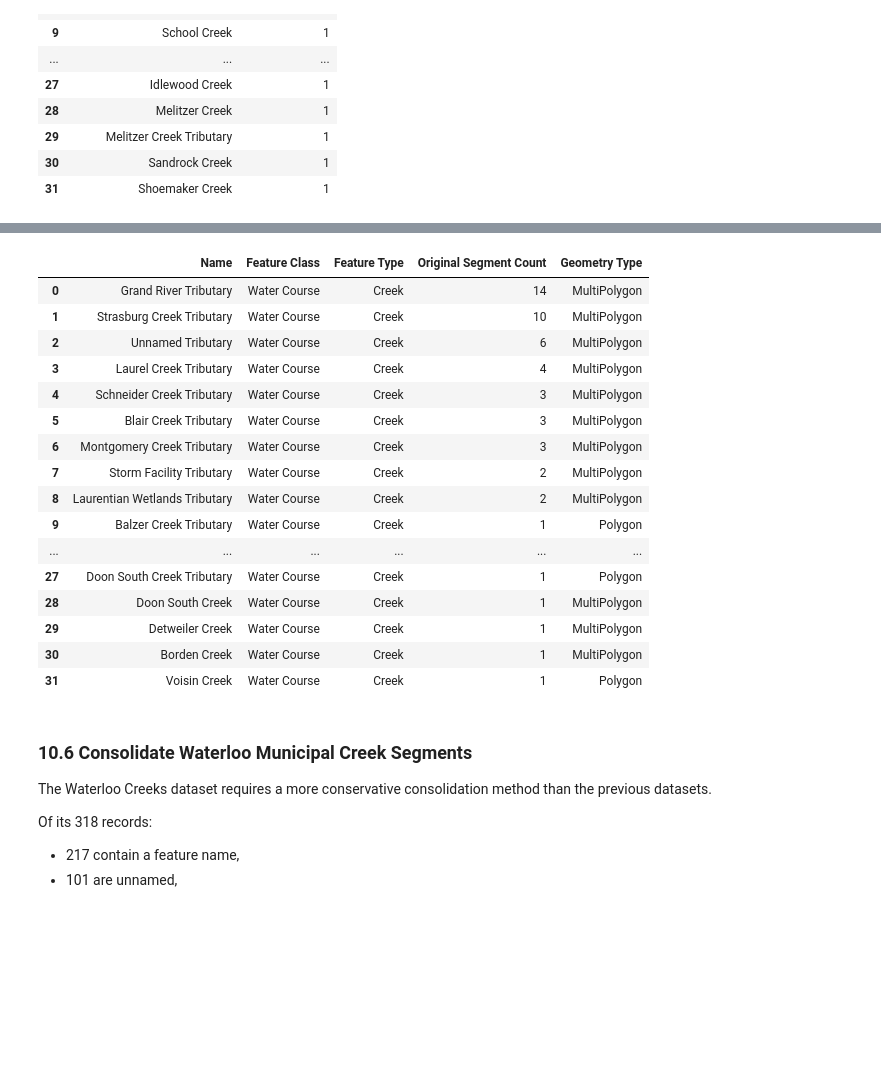
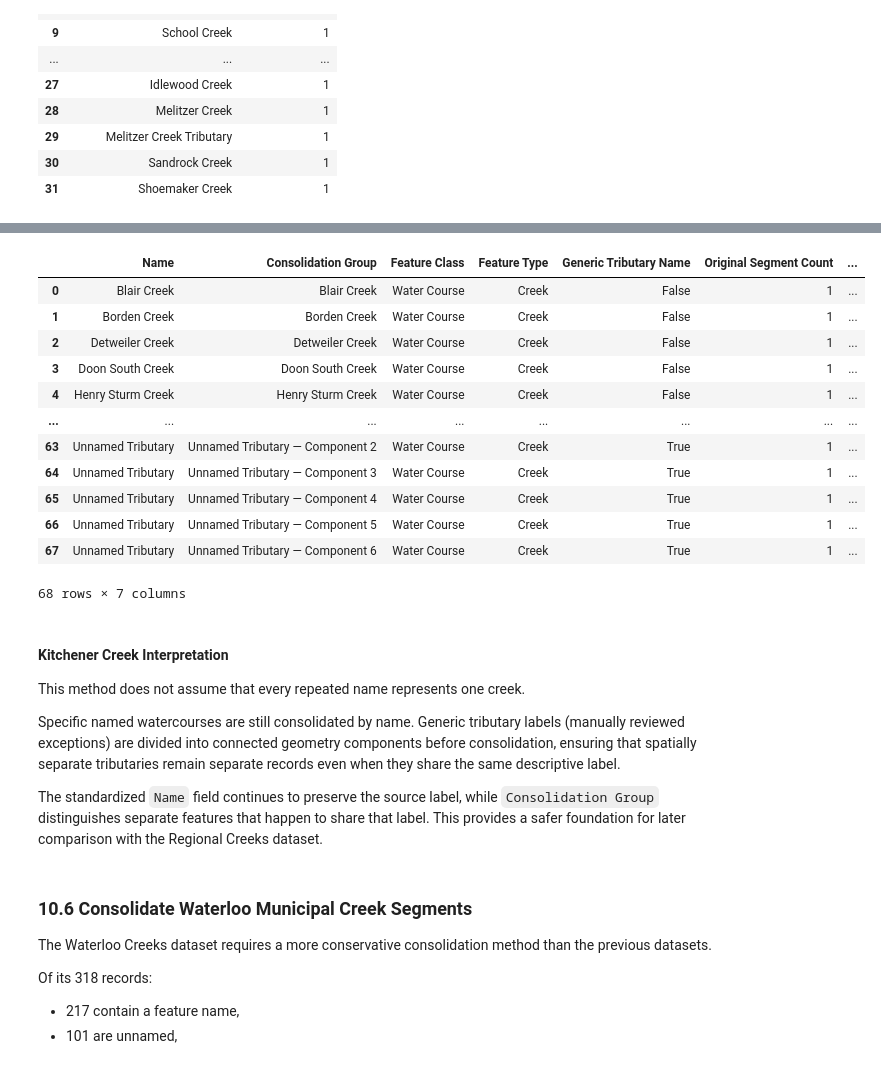
Before and after one commit to BrodyAcquilano/Jupyter-Ecology, a Jupyter notebook: Ecology/notebooks/05_Hydrography/05_02_Hydrography_Data_Integration_and_Validation.ipynb, the cells around one changed output, grey strips where cells are left out. Drawn from its saved outputs; the diff is of its cells as text; code cells hidden in the pictures; blank space fills up the shorter version.

Commit message:
Update to water data vlaidation to rename creeks before fixing segmentation. Many creeks had bad naming conventions or typos.

```diff
--- a/Ecology/notebooks/05_Hydrography/05_02_Hydrography_Data_Integration_and_Validation.ipynb
+++ b/Ecology/notebooks/05_Hydrography/05_02_Hydrography_Data_Integration_and_Validation.ipynb
@@ -2021,56 +2293,65 @@ All consolidated creek geometries are valid.
 # %%
 # ============================================================
-# Kitchener Creek Consolidation Summary
+# Revised Kitchener Creek Consolidation Summary
 # ============================================================
 
 kitchener_creek_summary = (
     kitchener_creeks_consolidated[
         [
             "Name",
+            "Consolidation Group",
             "Feature Class",
             "Feature Type",
+            "Generic Tributary Name",
             "Original Segment Count",
             "geometry"
         ]
     ]
     .copy()
 )
 
 kitchener_creek_summary[
     "Geometry Type"
 ] = (
     kitchener_creek_summary
     .geometry
     .geom_type
 )
 
 display(
     kitchener_creek_summary
     .drop(columns="geometry")
     .sort_values(
-        by="Original Segment Count",
-        ascending=False
+        [
+            "Generic Tributary Name",
+            "Name",
+            "Consolidation Group"
+        ]
     )
     .reset_index(drop=True)
 )
 # %% [output]
-|  | Name | Feature Class | Feature Type | Original Segment Count | Geometry Type |
-| 0 | Grand River Tributary | Water Course | Creek | 14 | MultiPolygon |
-| 1 | Strasburg Creek Tributary | Water Course | Creek | 10 | MultiPolygon |
-| 2 | Unnamed Tributary | Water Course | Creek | 6 | MultiPolygon |
-| 3 | Laurel Creek Tributary | Water Course | Creek | 4 | MultiPolygon |
-| 4 | Schneider Creek Tributary | Water Course | Creek | 3 | MultiPolygon |
-| 5 | Blair Creek Tributary | Water Course | Creek | 3 | MultiPolygon |
-| 6 | Montgomery Creek Tributary | Water Course | Creek | 3 | MultiPolygon |
-| 7 | Storm Facility Tributary | Water Course | Creek | 2 | MultiPolygon |
-| 8 | Laurentian Wetlands Tributary | Water Course | Creek | 2 | MultiPolygon |
-| 9 | Balzer Creek Tributary | Water Course | Creek | 1 | Polygon |
-| ... | ... | ... | ... | ... | ... |
-| 27 | Doon South Creek Tributary | Water Course | Creek | 1 | Polygon |
-| 28 | Doon South Creek | Water Course | Creek | 1 | MultiPolygon |
-| 29 | Detweiler Creek | Water Course | Creek | 1 | MultiPolygon |
-| 30 | Borden Creek | Water Course | Creek | 1 | MultiPolygon |
-| 31 | Voisin Creek | Water Course | Creek | 1 | Polygon |
+|  | Name | Consolidation Group | Feature Class | Feature Type | Generic Tributary Name | Original Segment Count | ... |
+| 0 | Blair Creek | Blair Creek | Water Course | Creek | False | 1 | ... |
+| 1 | Borden Creek | Borden Creek | Water Course | Creek | False | 1 | ... |
+| 2 | Detweiler Creek | Detweiler Creek | Water Course | Creek | False | 1 | ... |
+| 3 | Doon South Creek | Doon South Creek | Water Course | Creek | False | 1 | ... |
+| 4 | Henry Sturm Creek | Henry Sturm Creek | Water Course | Creek | False | 1 | ... |
+| ... | ... | ... | ... | ... | ... | ... | ... |
+| 63 | Unnamed Tributary | Unnamed Tributary — Component 2 | Water Course | Creek | True | 1 | ... |
+| 64 | Unnamed Tributary | Unnamed Tributary — Component 3 | Water Course | Creek | True | 1 | ... |
+| 65 | Unnamed Tributary | Unnamed Tributary — Component 4 | Water Course | Creek | True | 1 | ... |
+| 66 | Unnamed Tributary | Unnamed Tributary — Component 5 | Water Course | Creek | True | 1 | ... |
+| 67 | Unnamed Tributary | Unnamed Tributary — Component 6 | Water Course | Creek | True | 1 | ... |
+68 rows × 7 columns
+# %% [markdown]
+#### Kitchener Creek Interpretation
+
+This method does not assume that every repeated name represents one creek.
+
+Specific named watercourses are still consolidated by name. Generic tributary labels (manually reviewed exceptions) are divided into connected geometry components before consolidation, ensuring that spatially separate tributaries remain separate records even when they share the same descriptive label.
+
+The standardized `Name` field continues to preserve the source label, while `Consolidation Group` distinguishes separate features that happen to share that label. This provides a safer foundation for later comparison with the Regional Creeks dataset.
 # %% [markdown]
 ### 10.6 Consolidate Waterloo Municipal Creek Segments
 
```
Also changed, not shown: parts of 46 cells of this notebook.
